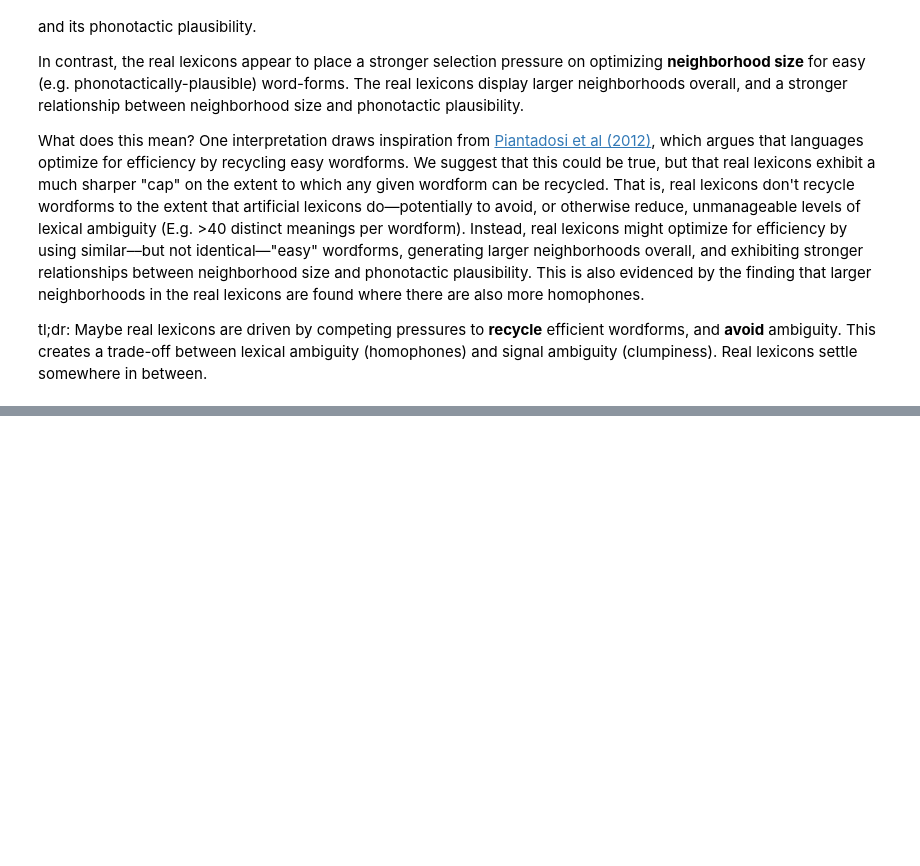
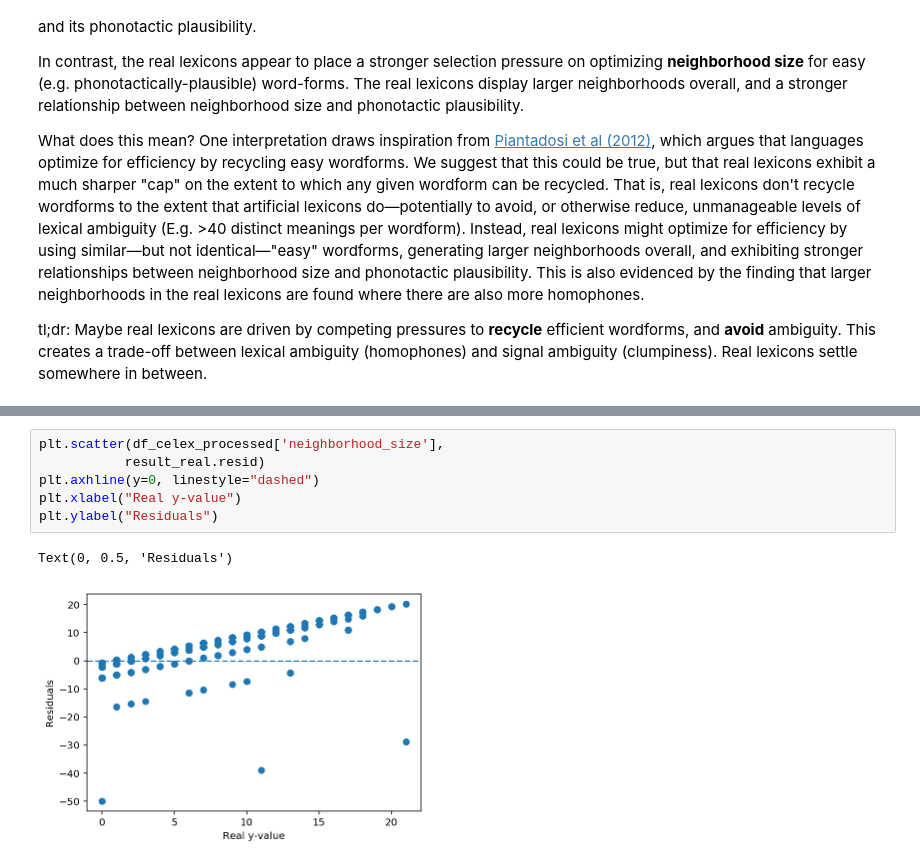
Before and after one commit to seantrott/homophone_simulations, a Jupyter notebook: minimal_pairs_analysis.ipynb, the cells around one changed output, grey strips where cells are left out. Saved outputs shown, nothing was run; the diff lists cells and outputs as text; blank space fills up the shorter version.

```diff
--- a/minimal_pairs_analysis.ipynb
+++ b/minimal_pairs_analysis.ipynb
@@ -572,0 +583,9 @@ tl;dr: Maybe real lexicons are driven by competing pressures to **recycle** effi
+# %%
+plt.scatter(df_celex_processed['neighborhood_size'],
+           result_real.resid)
+plt.axhline(y=0, linestyle="dashed")
+plt.xlabel("Real y-value")
+plt.ylabel("Residuals")
+# %% [output]
+Text(0, 0.5, 'Residuals')
+[figure, added]
```
Also changed, not shown: parts of 11 cells of this notebook, 1 other file.
